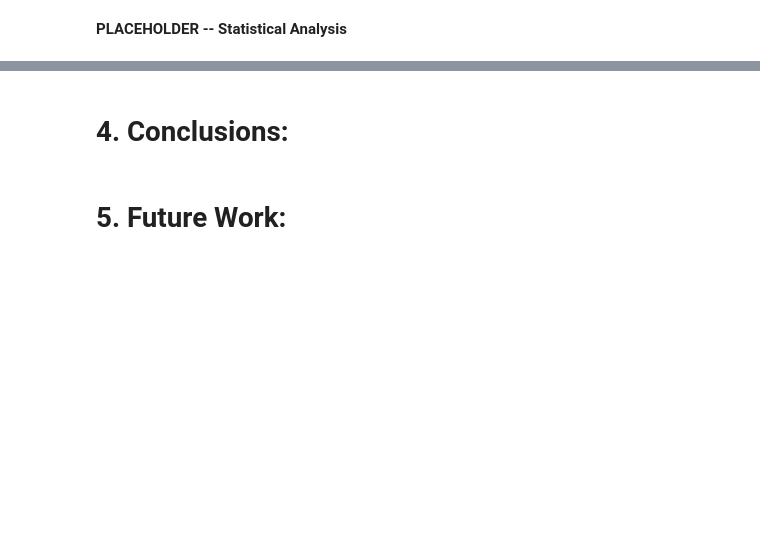
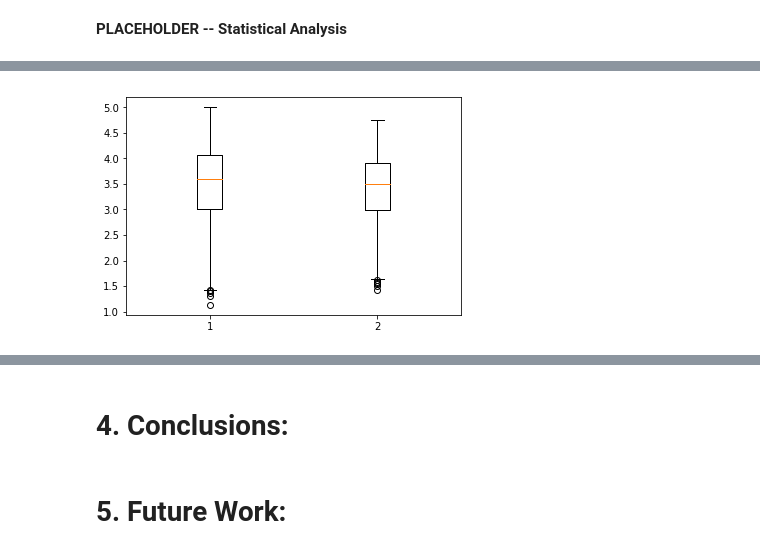
Before and after one commit to Acbaez/YelpReviewData, a Jupyter notebook: YelpProject108.ipynb, the cells around one changed output, grey strips where cells are left out. Drawn from its saved outputs; the diff is of its cells as text; code cells hidden in the pictures; blank space fills up the shorter version.

Commit message:
Added Visualizations

```diff
--- a/YelpProject108.ipynb
+++ b/YelpProject108.ipynb
@@ -99,11 +107,11 @@ def find_sentiment(stars, reviewText):
     score = (stars + reviewScore) / 2
     return score
 
-def isElite(year, elite):
-    if year in elite:
-        return True
-    else:
-        return False
+def Elite(row):
+    if row['date'] in row['elite']:
+        return 1
+    else: return 0
+
 
 def convert_string_to_list(elite):
     elite = str(elite)
@@ -129,3 +137,5 @@ df_review['date'] = df_review['date'].apply(getYear)
 
 #Want to merge our user and review data now that we've dropped unnecessary rows and columns
 df = pd.merge(df_user,df_review,on='user_id',how='right')
+
+df.dropna(subset =['elite'],inplace=True)
@@ -134,10 +141,0 @@ TypeError: ("'Series' objects are mutable, thus they cannot be hashed", 'occurre
-# %%
-#Apply function to find if user was an Elite member at the time of the review
-#DO THIS IS IN A LOOP INSTEAD
-for row, index in df.iterrows():
-    row['Elite_Reviewer'] = isElite(row['date'],row['elite'])
-
-#df['Elite_Reviewer'] = df.apply(lambda x: isElite(df['date'], df['elite']), axis=1)
-
-#Apply function to find sentiment for each review in df_review
-#df_review['critical_index'] = df_review.apply(lambda x: find_sentiment(df_review['stars'], df_review['text'][0]), axis=1)
@@ -146,2 +142,7 @@ TypeError: 'int' object is not subscriptable
+# %%
+df['Elite_Reviewer'] = df.apply(lambda row: Elite(row), axis=1)
+
+#Apply function to find sentiment for each review in df_review
+df['critical_index'] = df.apply(lambda row: find_sentiment(row['stars'], row['text']), axis=1)
 # %% [markdown]
 **PLACEHOLDER -- Statistical Analysis**
@@ -147,0 +169,14 @@ TypeError: 'int' object is not subscriptable
+# %%
+#boxplot
+elite_reviews = df.loc[df['Elite_Reviewer'] == True]['critical_index']
+reviews = df.loc[df['Elite_Reviewer'] == False]['critical_index']
+
+data = [reviews, elite_reviews]
+fig, ax = plt.subplots()
+ax.boxplot(data)
+plt.show()
+
+#print(np.mean(elite_reviews))
+#print(np.mean(reviews))
+# %% [output]
+[figure, added]
```
Also changed, not shown: parts of 6 cells of this notebook.
